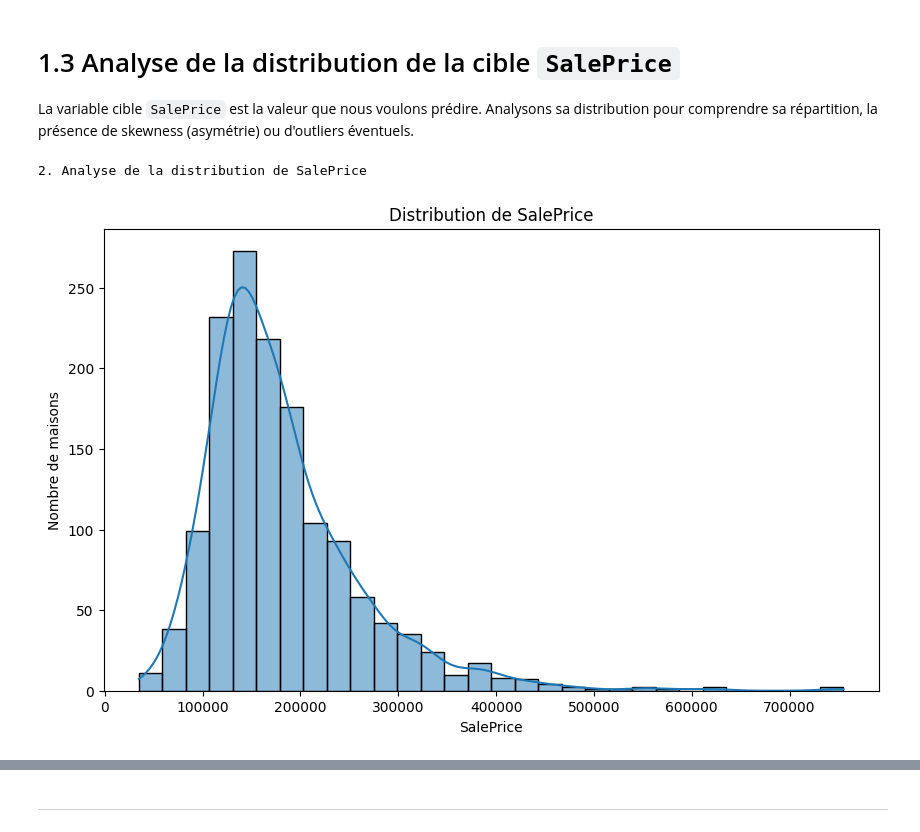
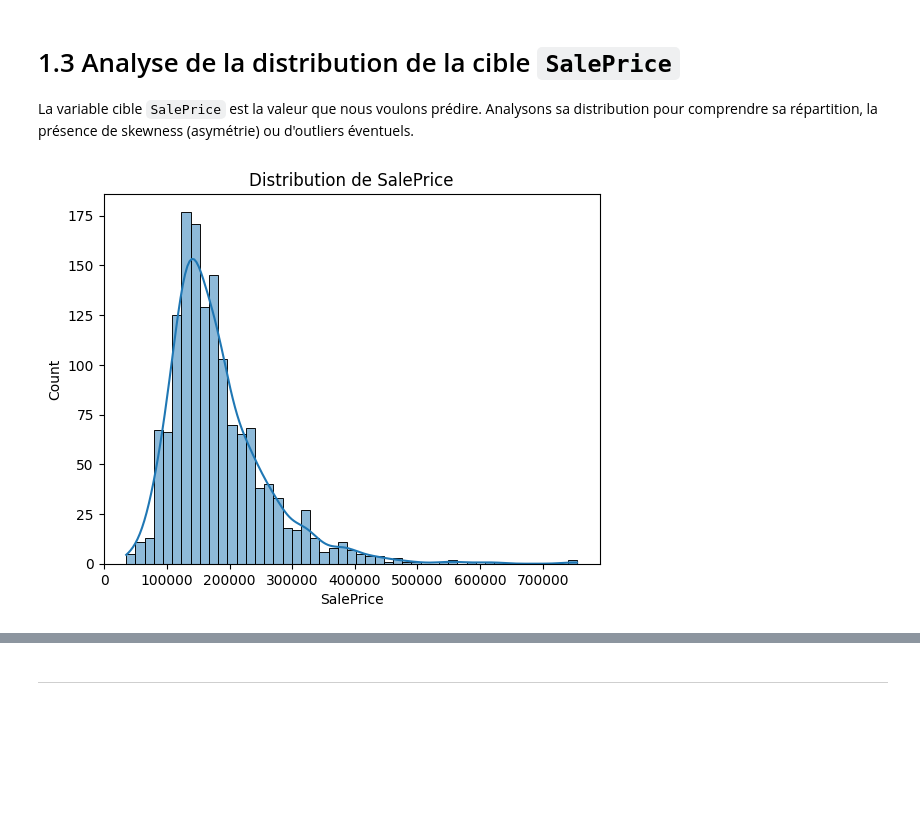
Before and after one commit to cutiips/OverfittingRepo, a Jupyter notebook: 03-Marquis_Aris_Singh_Curty.ipynb, the cells around one changed output, grey strips where cells are left out. Drawn from its saved outputs; the diff is of its cells as text; code cells hidden in the pictures; blank space fills up the shorter version.

```diff
--- a/03-Marquis_Aris_Singh_Curty.ipynb
+++ b/03-Marquis_Aris_Singh_Curty.ipynb
@@ -7,14 +7,13 @@ Les points analysés sont les suivants :
 - Présence des valeurs manquantes
 - Types de variables présentes
 # %%
-print("1. Aperçu du dataset")
-
 import pandas as pd
 
-# Chargement du dataset
-df = pd.read_csv('data/train.csv')
+# Chargement des fichiers train et test
+train_df = pd.read_csv("data/train.csv")
+test_df = pd.read_csv("data/test.csv")
 
 # Aperçu du dataset
-print(f"Shape : {df.shape}")
-df.head()
+print(f"Shape : {train_df.shape}")
+train_df.head()
 # %% [output]
@@ -60,3 +85,18 @@ missing_values.to_frame('Missing Values')
+# %%
+# Nettoyage des données manquantes
+df = train_df.copy()
+
+cols_none = ['PoolQC', 'MiscFeature', 'Alley', 'Fence', 'FireplaceQu',
+             'GarageType', 'GarageFinish', 'GarageQual', 'GarageCond',
+             'BsmtQual', 'BsmtCond', 'BsmtExposure', 'BsmtFinType1',
+             'BsmtFinType2', 'MasVnrType']
+df[cols_none] = df[cols_none].fillna('None')
+
+cols_median = ['LotFrontage', 'GarageYrBlt', 'MasVnrArea', 'GarageCars', 'GarageArea']
+for col in cols_median:
+    df[col] = df[col].fillna(df[col].median())
+
+df['Electrical'] = df['Electrical'].fillna(df['Electrical'].mode()[0])
 # %% [markdown]
 ## 1.2 Types de variables
 
@@ -79,18 +119,11 @@ Name: count, dtype: int64
 La variable cible `SalePrice` est la valeur que nous voulons prédire.
 Analysons sa distribution pour comprendre sa répartition, la présence de skewness (asymétrie) ou d'outliers éventuels.
 # %%
-print("2. Analyse de la distribution de SalePrice")
-
 import matplotlib.pyplot as plt
 import seaborn as sns
 
-# Distribution de SalePrice
-plt.figure(figsize=(10,6))
-sns.histplot(df['SalePrice'], kde=True, bins=30)
-plt.title('Distribution de SalePrice')
-plt.xlabel('SalePrice')
-plt.ylabel('Nombre de maisons')
+sns.histplot(df['SalePrice'], kde=True)
+plt.title("Distribution de SalePrice")
 plt.show()
 # %% [output]
-2. Analyse de la distribution de SalePrice
-[figure, old version]
+[figure, new version]
```
Also changed, not shown: parts of 33 cells of this notebook, 1 other file.
